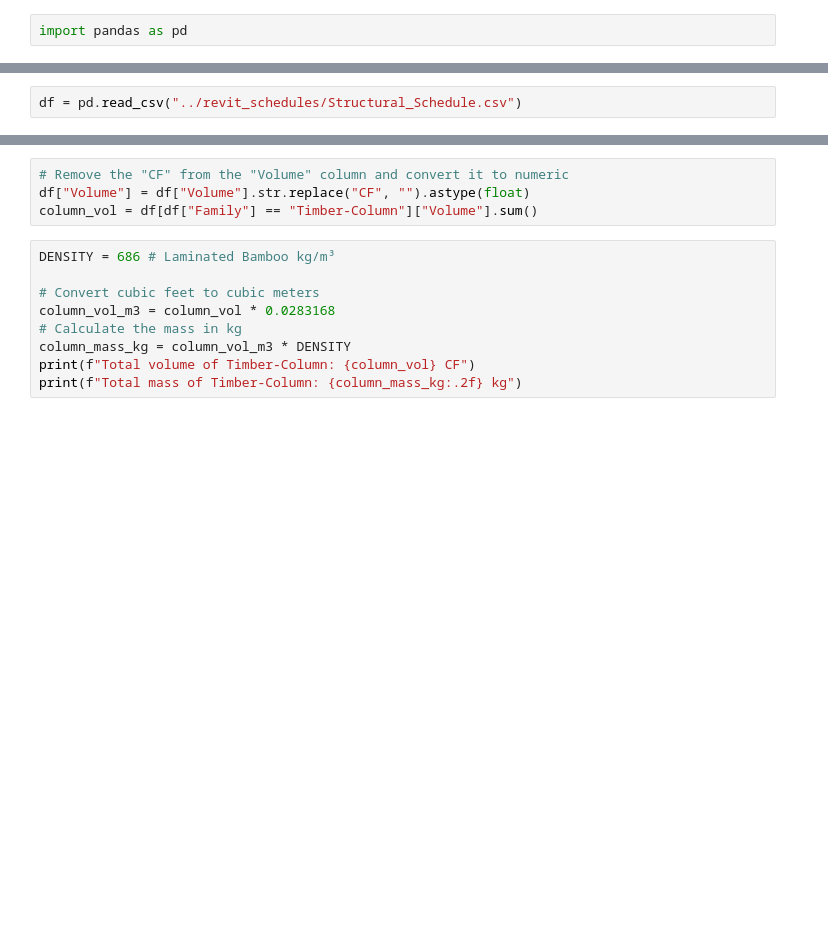
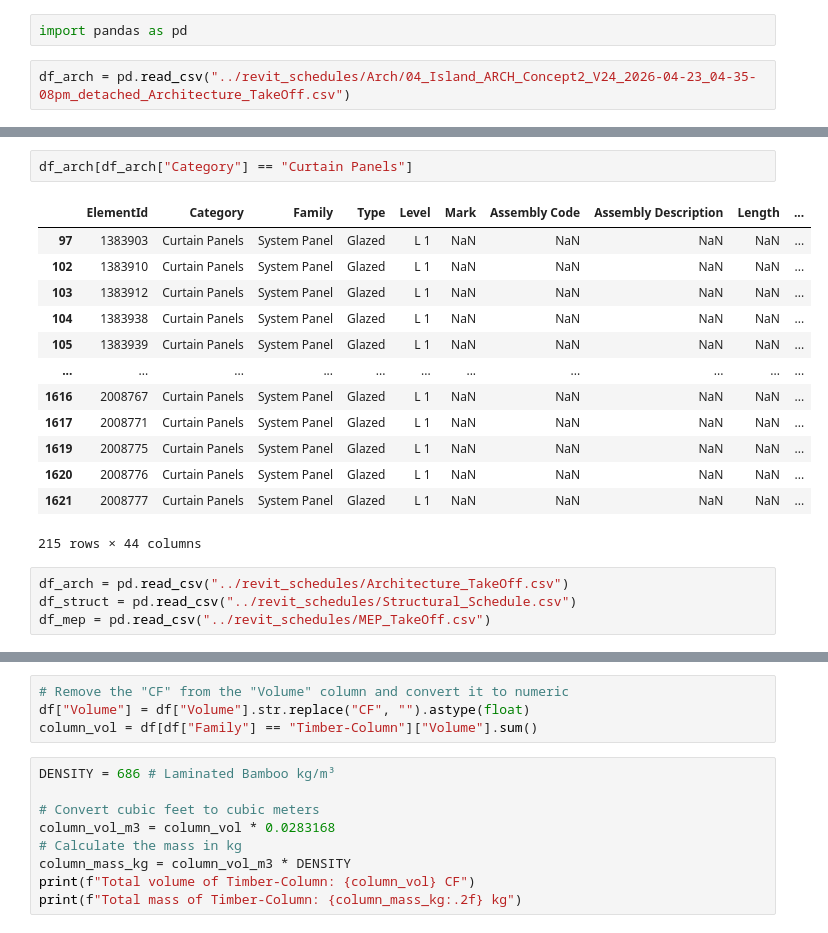
Before and after one commit to mxngl/IPD_Challenge, a Jupyter notebook: src/test.ipynb, the cells around one changed output, grey strips where cells are left out. Saved outputs shown, nothing was run; the diff lists cells and outputs as text; blank space fills up the shorter version.

```diff
--- a/src/test.ipynb
+++ b/src/test.ipynb
@@ -1,2 +1,4 @@
 # %%
 import pandas as pd
+# %%
+df_arch = pd.read_csv("../revit_schedules/Arch/04_Island_ARCH_Concept2_V24_2026-04-23_04-35-08pm_detached_Architecture_TakeOff.csv")
@@ -3,2 +16,20 @@ import pandas as pd
+# %%
+df_arch[df_arch["Category"] == "Curtain Panels"]
+# %% [output]
+|  | ElementId | Category | Family | Type | Level | Mark | Assembly Code | Assembly Description | Length | ... |
+| 97 | 1383903 | Curtain Panels | System Panel | Glazed | L 1 | NaN | NaN | NaN | NaN | ... |
+| 102 | 1383910 | Curtain Panels | System Panel | Glazed | L 1 | NaN | NaN | NaN | NaN | ... |
+| 103 | 1383912 | Curtain Panels | System Panel | Glazed | L 1 | NaN | NaN | NaN | NaN | ... |
+| 104 | 1383938 | Curtain Panels | System Panel | Glazed | L 1 | NaN | NaN | NaN | NaN | ... |
+| 105 | 1383939 | Curtain Panels | System Panel | Glazed | L 1 | NaN | NaN | NaN | NaN | ... |
+| ... | ... | ... | ... | ... | ... | ... | ... | ... | ... | ... |
+| 1616 | 2008767 | Curtain Panels | System Panel | Glazed | L 1 | NaN | NaN | NaN | NaN | ... |
+| 1617 | 2008771 | Curtain Panels | System Panel | Glazed | L 1 | NaN | NaN | NaN | NaN | ... |
+| 1619 | 2008775 | Curtain Panels | System Panel | Glazed | L 1 | NaN | NaN | NaN | NaN | ... |
+| 1620 | 2008776 | Curtain Panels | System Panel | Glazed | L 1 | NaN | NaN | NaN | NaN | ... |
+| 1621 | 2008777 | Curtain Panels | System Panel | Glazed | L 1 | NaN | NaN | NaN | NaN | ... |
+215 rows × 44 columns
 # %%
-df = pd.read_csv("../revit_schedules/Structural_Schedule.csv")
+df_arch = pd.read_csv("../revit_schedules/Architecture_TakeOff.csv")
+df_struct = pd.read_csv("../revit_schedules/Structural_Schedule.csv")
+df_mep = pd.read_csv("../revit_schedules/MEP_TakeOff.csv")
```
Also changed, not shown: parts of 19 cells of this notebook, 25 other files.
